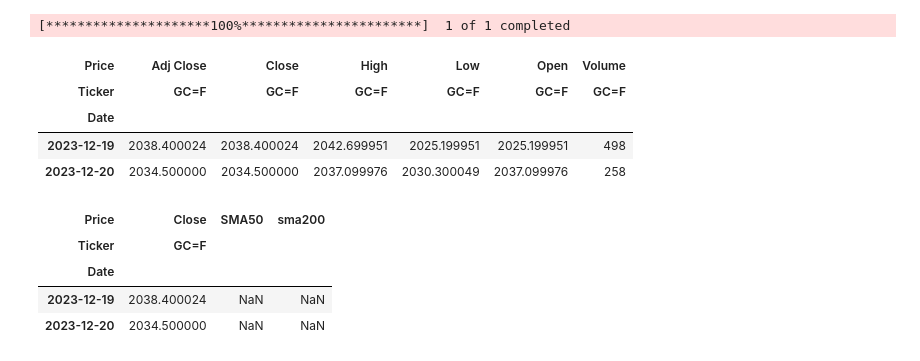
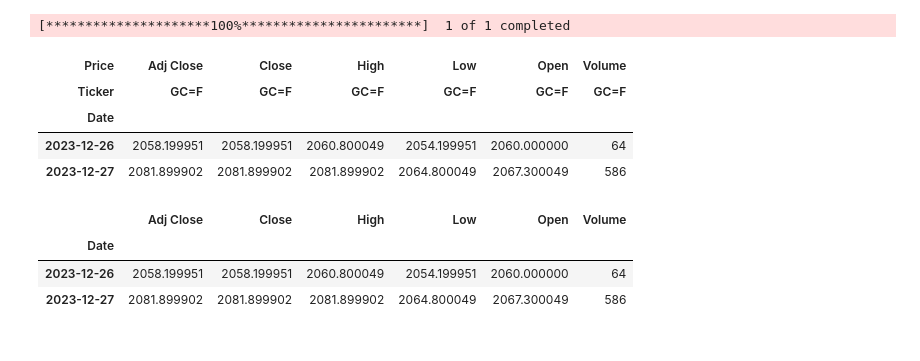
Before and after one commit to MhammadRezaValiYari/GoldTransectionAnalysis, a Jupyter notebook: GoldTransectionAnalysis.ipynb, the cells around one changed output. Drawn from its saved outputs; the diff is of its cells as text; code cells hidden in the pictures.

```diff
--- a/GoldTransectionAnalysis.ipynb
+++ b/GoldTransectionAnalysis.ipynb
@@ -13,7 +11,8 @@ import sklearn.model_selection
 # %% [markdown]
 read data from drive
 # %%
-data = yf.download('GC=F', start='2023-12-19', end='2024-12-19')
+data = yf.download('GC=F', start='2023-12-26', end='2024-12-26')
+data = pd.DataFrame(data)
 # %% [output]
 [*********************100%***********************]  1 of 1 completed
 # %%
@@ -22,11 +21,5 @@ data.head(2)
 | Price | Adj Close | Close | High | Low | Open | Volume |
 | Ticker | GC=F | GC=F | GC=F | GC=F | GC=F | GC=F |
 | Date |  |  |  |  |  |  |
-| 2023-12-19 | 2038.400024 | 2038.400024 | 2042.699951 | 2025.199951 | 2025.199951 | 498 |
-| 2023-12-20 | 2034.500000 | 2034.500000 | 2037.099976 | 2030.300049 | 2037.099976 | 258 |
+| 2023-12-26 | 2058.199951 | 2058.199951 | 2060.800049 | 2054.199951 | 2060.000000 | 64 |
+| 2023-12-27 | 2081.899902 | 2081.899902 | 2081.899902 | 2064.800049 | 2067.300049 | 586 |
-# %%
-short_window = 50
-long_window = 200
-
-data['SMA50'] = data['Close'].rolling(window=50).mean()
-data['sma200'] = data['Close'].rolling(window=200).mean()
@@ -35,8 +36,7 @@ series = data[['Close', 'SMA50', 'sma200']]
 # %%
-series.head(2)
+data.head(2)
 # %% [output]
-| Price | Close | SMA50 | sma200 |
-| Ticker | GC=F |  |  |
-| Date |  |  |  |
-| 2023-12-19 | 2038.400024 | NaN | NaN |
-| 2023-12-20 | 2034.500000 | NaN | NaN |
+|  | Adj Close | Close | High | Low | Open | Volume |
+| Date |  |  |  |  |  |  |
+| 2023-12-26 | 2058.199951 | 2058.199951 | 2060.800049 | 2054.199951 | 2060.000000 | 64 |
+| 2023-12-27 | 2081.899902 | 2081.899902 | 2081.899902 | 2064.800049 | 2067.300049 | 586 |
```
Also changed, not shown: parts of 17 cells of this notebook.
